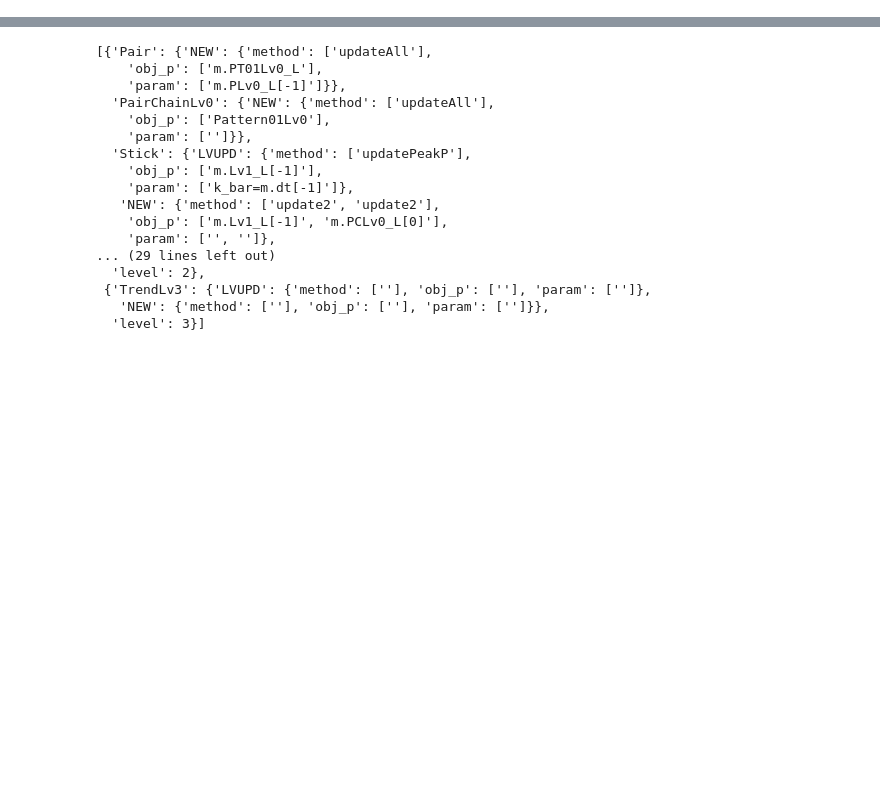
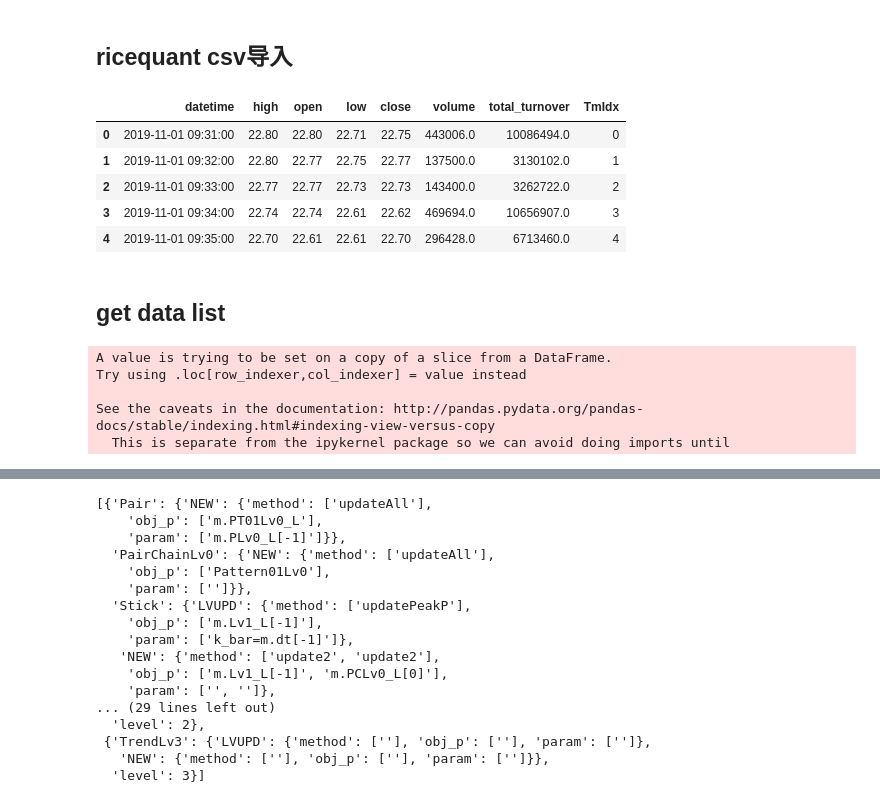
Before and after one commit to Audrey-Zhang/trading, a Jupyter notebook: LayerModel5.ipynb, the cells around one changed output, grey strips where cells are left out. Saved outputs shown, nothing was run; the diff lists cells and outputs as text; code cells hidden in the pictures; blank space fills up the shorter version.

```diff
--- a/LayerModel5.ipynb
+++ b/LayerModel5.ipynb
@@ -59,6 +53,33 @@ dt_df.tail()
 dt_df.sort_values(by=['datetime'], inplace=True)
 dt_df.reset_index(drop=True,inplace=True)
 dt_df['TmIdx'] = dt_df.index
+# %% [markdown]
+## ricequant csv导入
+# %%
+dt_df = pd.read_csv('data_csv\\601012-1m.csv')
+# %%
+dt_df['TmIdx'] = dt_df.index
+dt_df.columns = ['datetime', 'high', 'open', 'low', 'close', 'volume',
+       'total_turnover', 'TmIdx']
+dt_df['datetime'] = pd.to_datetime(dt_df['datetime'])
+# %%
+dt_df.head()
+# %% [output]
+|  | datetime | high | open | low | close | volume | total_turnover | TmIdx |
+| 0 | 2019-11-01 09:31:00 | 22.80 | 22.80 | 22.71 | 22.75 | 443006.0 | 10086494.0 | 0 |
+| 1 | 2019-11-01 09:32:00 | 22.80 | 22.77 | 22.75 | 22.77 | 137500.0 | 3130102.0 | 1 |
+| 2 | 2019-11-01 09:33:00 | 22.77 | 22.77 | 22.73 | 22.73 | 143400.0 | 3262722.0 | 2 |
+| 3 | 2019-11-01 09:34:00 | 22.74 | 22.74 | 22.61 | 22.62 | 469694.0 | 10656907.0 | 3 |
+| 4 | 2019-11-01 09:35:00 | 22.70 | 22.61 | 22.61 | 22.70 | 296428.0 | 6713460.0 | 4 |
+# %% [markdown]
+## get data list
 # %%
 dt = dt_df[['open','high','low','close','TmIdx']].values.tolist()
 x = dt_df[['datetime','TmIdx']]
+x['date_str'] = x.loc[:,'datetime'].apply(lambda x:x.strftime('%m-%d %H:%M'))
+# %% [output]
+A value is trying to be set on a copy of a slice from a DataFrame.
+Try using .loc[row_indexer,col_indexer] = value instead
+
+See the caveats in the documentation: http://pandas.pydata.org/pandas-docs/stable/indexing.html#indexing-view-versus-copy
+  This is separate from the ipykernel package so we can avoid doing imports until
```
Also changed, not shown: parts of 86 cells of this notebook, 40 other files.
